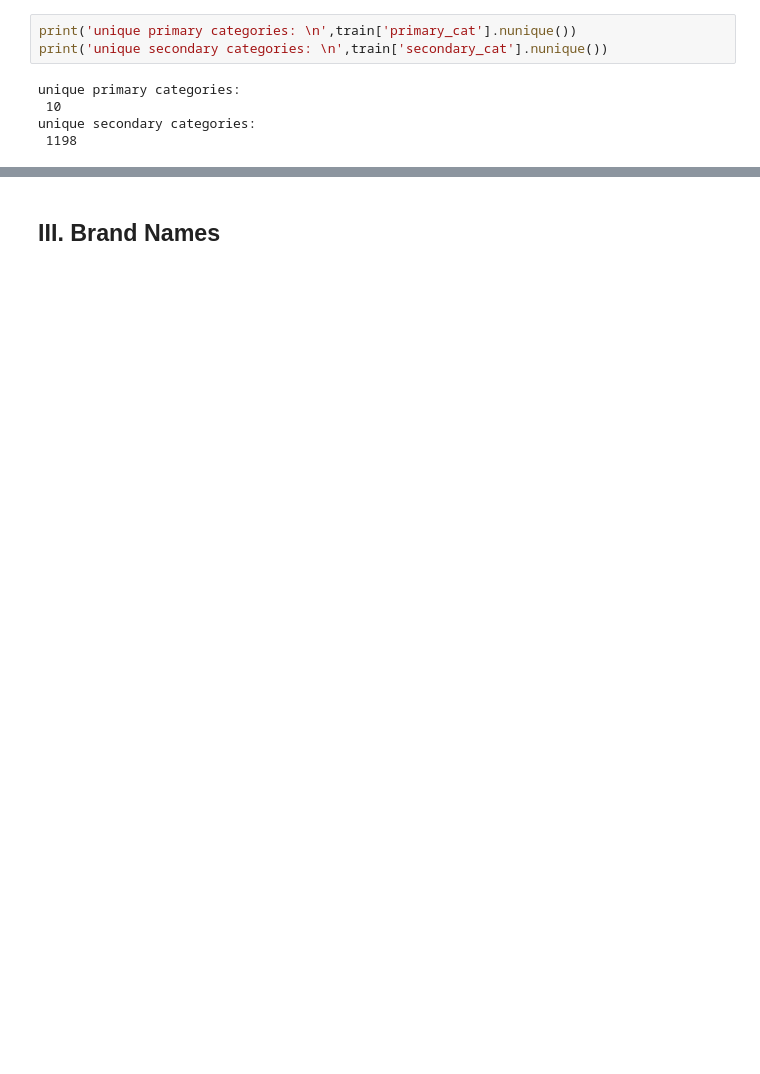
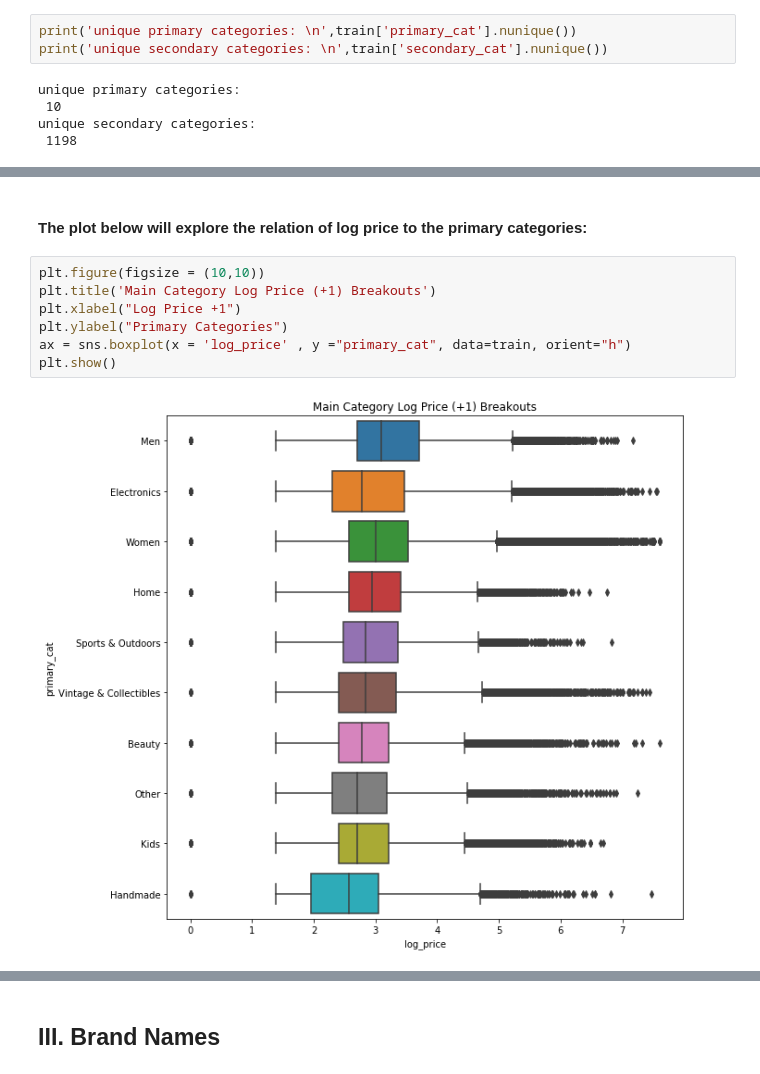
Before and after one commit to kyungjunism/mercari_price_prediction, a Jupyter notebook: Mercari Price Prediction EDA.ipynb, the cells around one changed output, grey strips where cells are left out. Cells and saved outputs as stored; diff of their text form; blank space fills up the shorter version.

```diff
--- a/Mercari Price Prediction EDA.ipynb
+++ b/Mercari Price Prediction EDA.ipynb
@@ -298,2 +351,13 @@ plt.show()
+# %% [markdown]
+#### The plot below will explore the relation of log price to the primary categories:
+# %%
+plt.figure(figsize = (10,10))
+plt.title('Main Category Log Price (+1) Breakouts')
+plt.xlabel("Log Price +1")
+plt.ylabel("Primary Categories")
+ax = sns.boxplot(x = 'log_price' , y ="primary_cat", data=train, orient="h")
+plt.show()
+# %% [output]
+[figure, added]
 # %%
 #Secondary Category Breakout: Count
```
Also changed, not shown: parts of 55 cells of this notebook.
